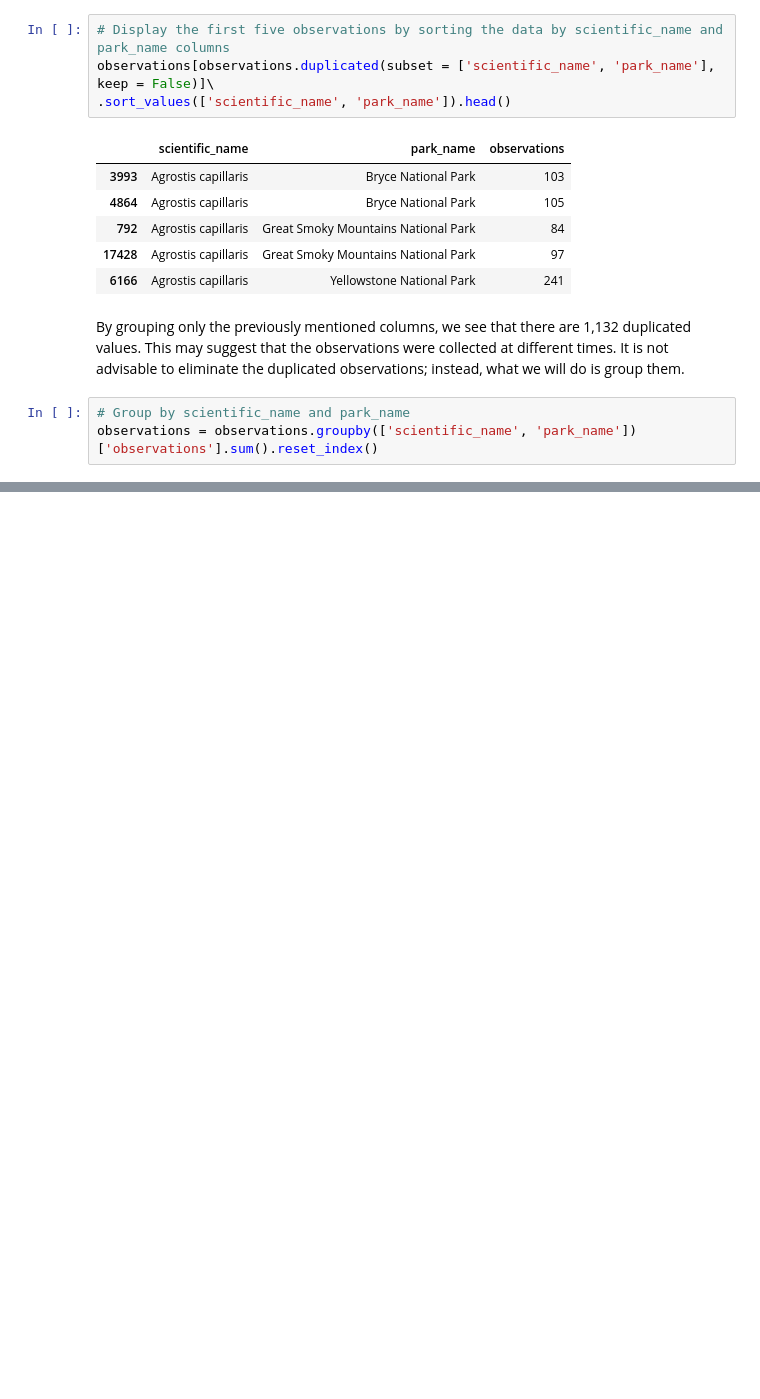
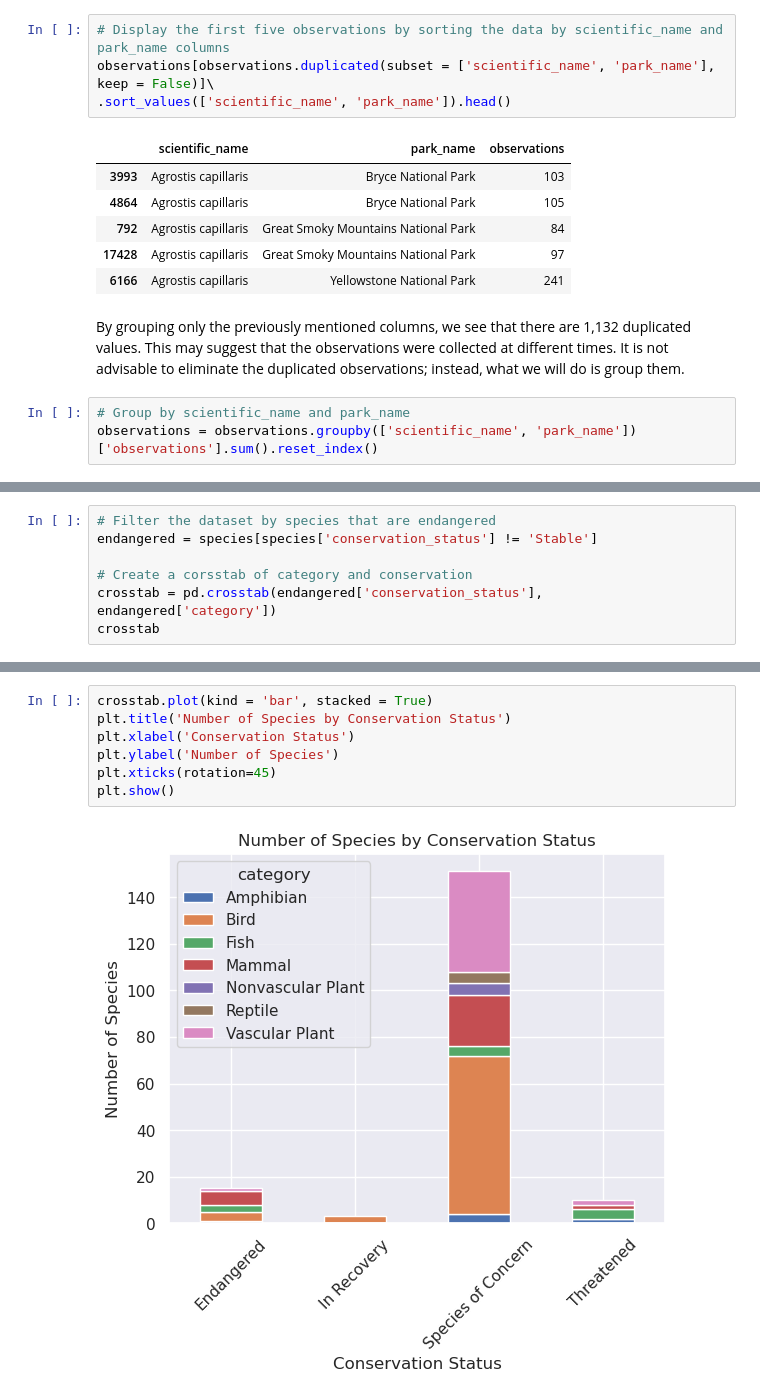
Before and after one commit to mandresst/Biodiversity-in-National-Parks-Project, a Jupyter notebook: biodiversity.ipynb, the cells around one changed output, grey strips where cells are left out. Saved outputs shown, nothing was run; the diff lists cells and outputs as text; blank space fills up the shorter version.

```diff
--- a/biodiversity.ipynb
+++ b/biodiversity.ipynb
@@ -221,0 +307,7 @@ observations = observations.groupby(['scientific_name', 'park_name'])['observati
+# %%
+# Filter the dataset by species that are endangered
+endangered = species[species['conservation_status'] != 'Stable']
+
+# Create a corsstab of category and conservation
+crosstab = pd.crosstab(endangered['conservation_status'], endangered['category'])
+crosstab
@@ -221,0 +321,9 @@ observations = observations.groupby(['scientific_name', 'park_name'])['observati
+# %%
+crosstab.plot(kind = 'bar', stacked = True)
+plt.title('Number of Species by Conservation Status')
+plt.xlabel('Conservation Status')
+plt.ylabel('Number of Species')
+plt.xticks(rotation=45)
+plt.show()
+# %% [output]
+[figure, added]
```
Also changed, not shown: parts of 12 cells of this notebook.
